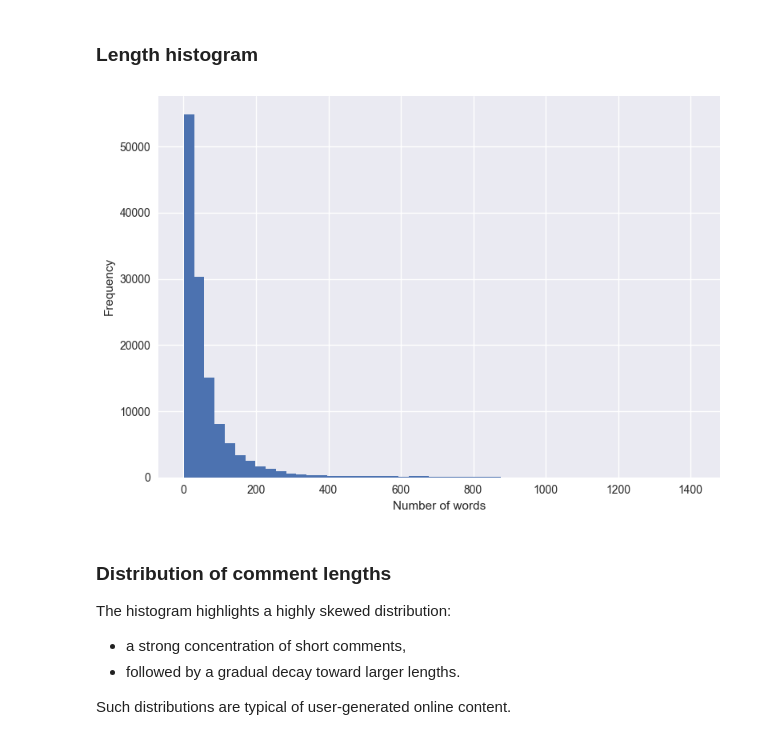
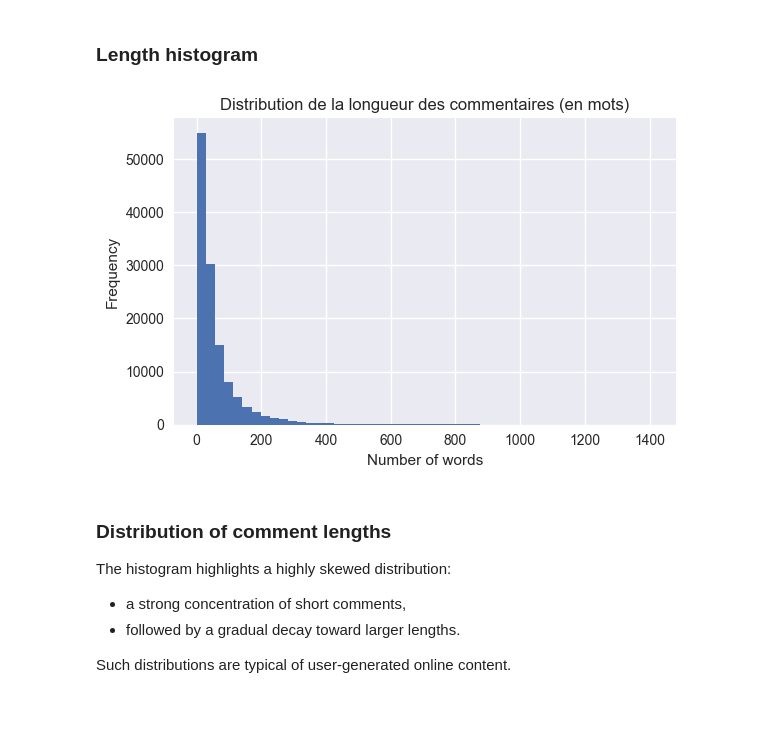
Before and after one commit to ZakaryaAD/Toxic-Comment-Classification-using-Classical-NLP-Methods-and-a-Lightweight-Transformer, a Jupyter notebook: notebooks/EDA_xlstm table.ipynb, the cells around one changed output. Cells and saved outputs as stored; diff of their text form; code cells hidden in the pictures; blank space fills up the shorter version.

```diff
--- a/notebooks/EDA_xlstm table.ipynb
+++ b/notebooks/EDA_xlstm table.ipynb
@@ -184,16 +184,17 @@ model training to control complexity while preserving informative content.
 # %% [markdown]
 ### Length histogram
 # %%
+plt.figure(figsize=(6,4))
 df_train["length_words"].hist(bins=50)
-# plt.title("Distribution de la longueur des commentaires (en mots)")
+plt.title("Distribution de la longueur des commentaires (en mots)")
 plt.xlabel("Number of words")
 plt.ylabel("Frequency")
 plt.tight_layout()
 
 plt.savefig("../reports/figures/comment_length_words.png")
 plt.show()
 # %% [output]
-[figure, old version]
+[figure, new version]
 # %% [markdown]
 ### Distribution of comment lengths
 
```
Also changed, not shown: parts of 1 cell of this notebook.
